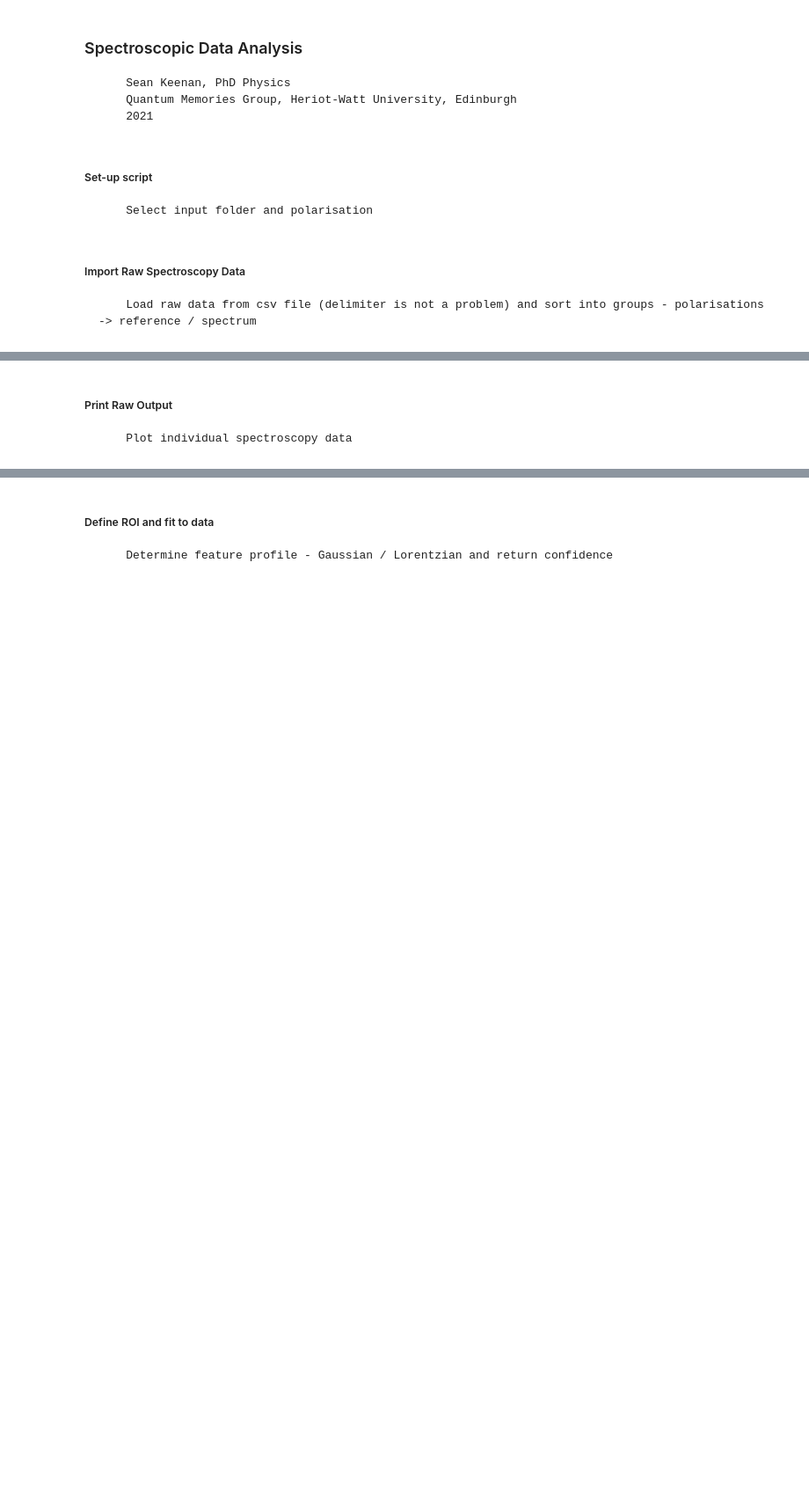
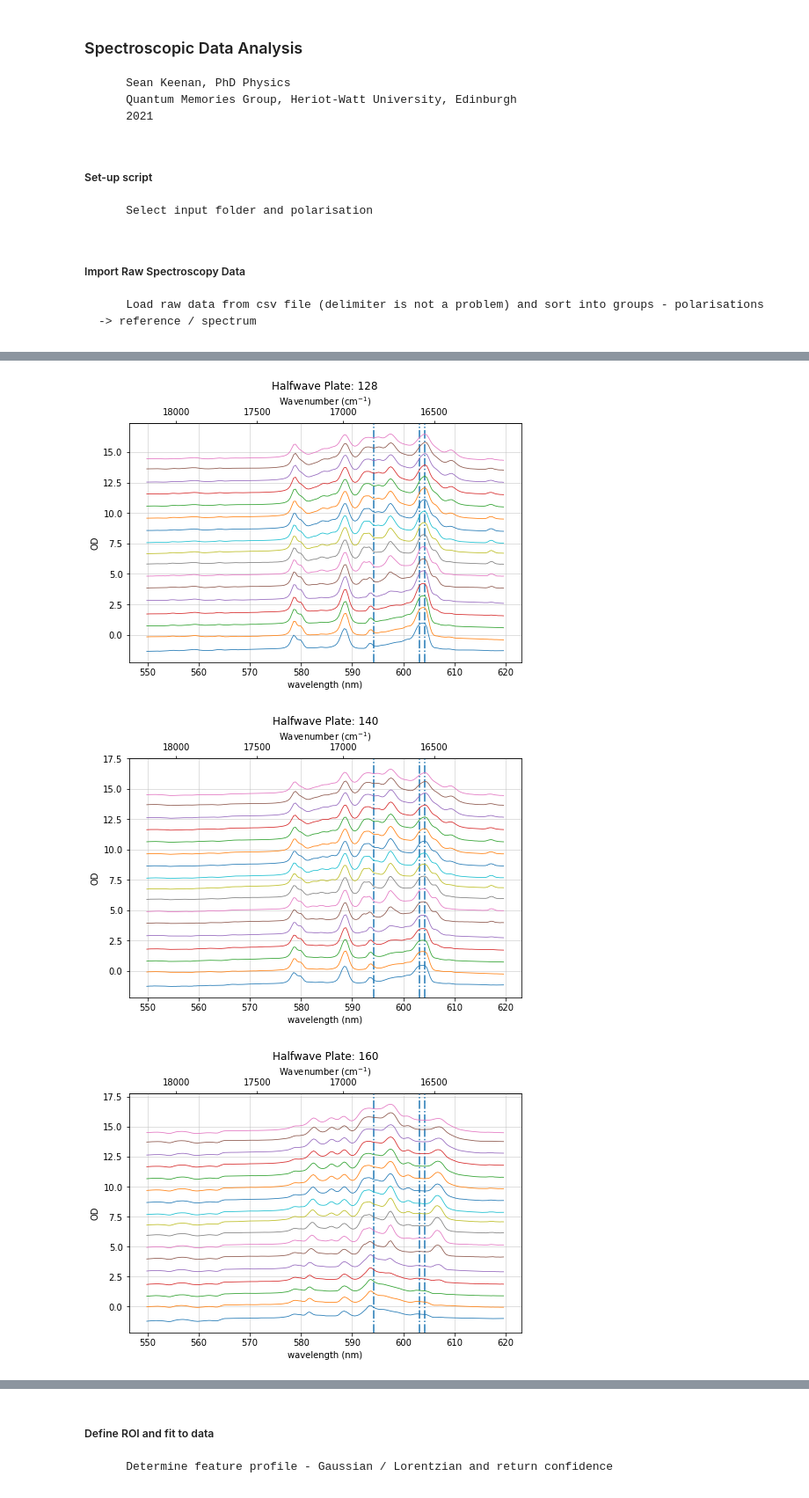
Before and after one commit to SMK-UK/Spectroscopy, a Jupyter notebook: transmission_test.ipynb, the cells around one changed output, grey strips where cells are left out. Shown at 88% size. Saved outputs shown, nothing was run; the diff lists cells and outputs as text; code cells hidden in the pictures; blank space fills up the shorter version.

```diff
--- a/transmission_test.ipynb
+++ b/transmission_test.ipynb
@@ -12,24 +12,15 @@ import fit_funcs as ff
 # %%
 # change to gui at later date
 # polarisations as written in file names
-polarisations = ["128", "140", "160", "173"]
+#polarisations = ["100", "110", "131", "86"]
 
 # folder containing all the requisite subfolders and data - refrences included
-path = "C:\\Users\\sk88\\Desktop\\0222_BB_001"
+path = "C:\\Users\\keena\Desktop\\0222_BB"
 
-c_fact = 1
-
-# choose to focus on a particular wavelength range
-zoom = False
-lower = 580
-upper = 650
+c_fact = 0.2
 
 # mark energies / wavelengths of interest
-view = False
 woi = [594.24, 603.23, 604.24]
-
-# value to shift each OD
-shifter = 0
 
 # save images
 save_fig = False
@@ -39,7 +30,7 @@ refs = "ref", "reference", "R"
 
 # file extension types
 exts = (".csv", ".txt", ".CSV")
-exceptions = ("notes", "setup")
+exceptions = ("notes", "setup", "ignore")
 # %% [markdown]
 ##### Import Raw Spectroscopy Data
         Load raw data from csv file (delimiter is not a problem) and sort into groups - polarisations -> reference / spectrum
@@ -47,5 +38,7 @@ exceptions = ("notes", "setup")
 folder_list, file_list = sf.dir_interogate(path, exts, exceptions)
 path_names = sf.read_files(folder_list, file_list)
 ref_names, data_names = sf.search_paths(path_names, refs)
+polarisations = sf.find_polarisations(ref_names, tail=1)
 ref_data = sf.data_extract(ref_names, polarisations)
 data_sets = sf.data_extract(data_names, polarisations)
+wave_sets, OD_sets = sf.OD_calc(ref_data, data_sets, correction=True, c_factor=c_fact)
@@ -122,3 +44,0 @@ NameError: name 'si' is not defined
-# %% [markdown]
-##### Print Raw Output
-        Plot individual spectroscopy data
@@ -156,0 +45,7 @@ for idx_1, polarisation in enumerate(polarisations):
+# %%
+labels = 'wavelength (nm)', 'OD'
+sf.plotter(wave_sets, OD_sets, keys=polarisations, axis_lbls=labels, lims=(550, 620), shifter=1, woi=woi, save=False, data_labels=folder_list)
+# %% [output]
+[figure, added]
+[figure, added]
+[figure, added]
```
Also changed, not shown: parts of 6 cells of this notebook, 1 other file.
